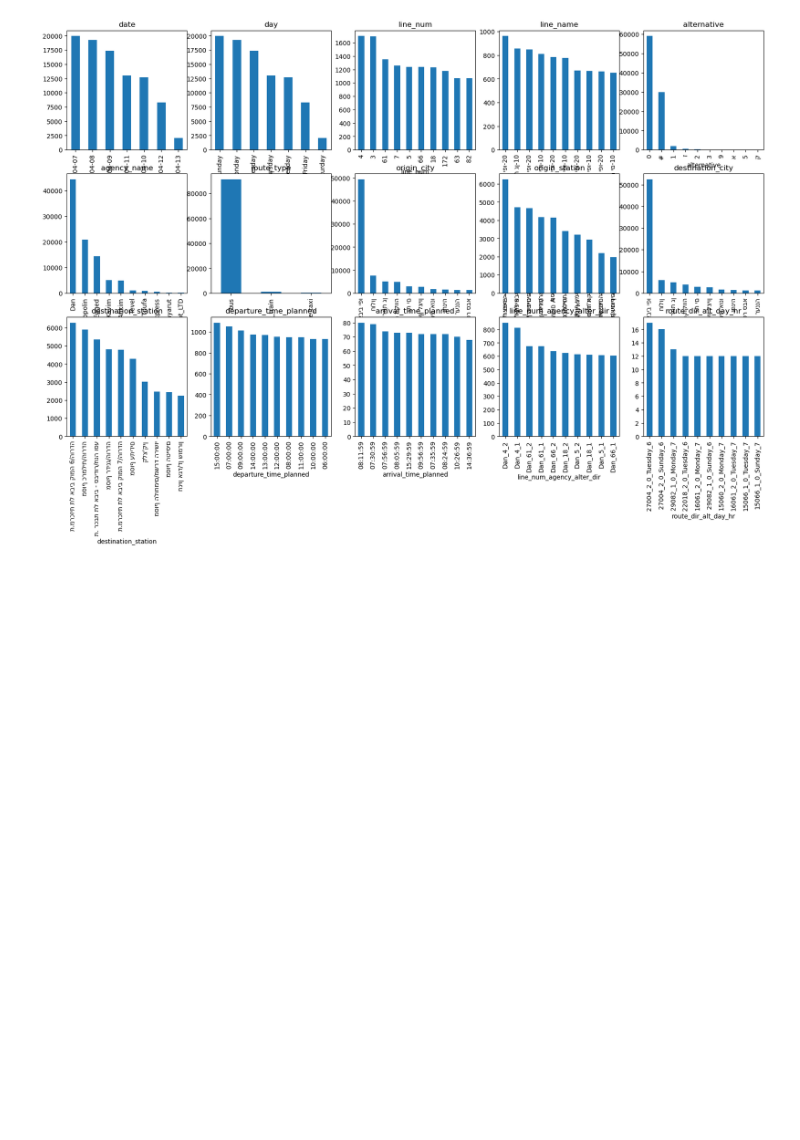
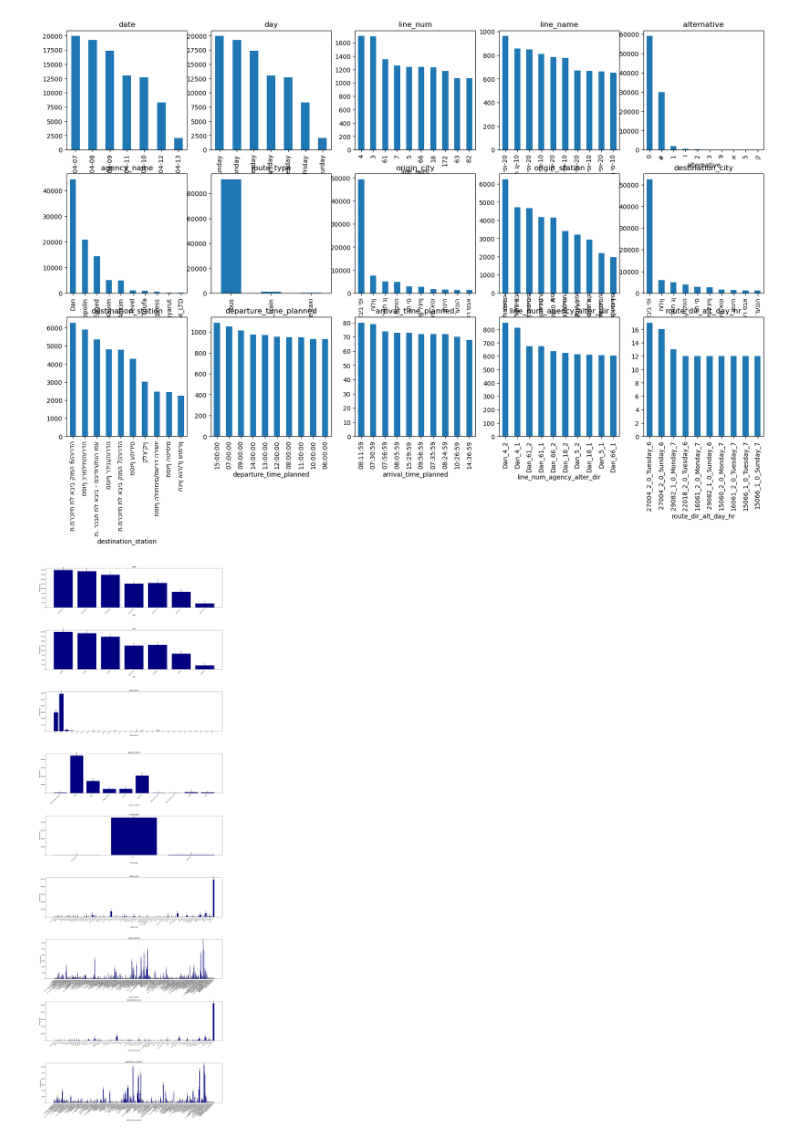
Before and after one commit to ofer-geo/public_transport_ML, a Jupyter notebook: notebooks/EDA_recovered.ipynb, the cells around one changed output. Cells and saved outputs as stored; diff of their text form; code cells hidden in the pictures; blank space fills up the shorter version.

```diff
--- a/notebooks/EDA_recovered.ipynb
+++ b/notebooks/EDA_recovered.ipynb
@@ -338,3 +376,33 @@ plt.tight_layout()
 plt.show()
 # %% [output]
 [figure]
+# %%
+day_order = ['Sunday', 'Monday', 'Tuesday', 'Wednesday', 'Thursday', 'Friday', 'Saturday']
+df['day'] = pd.Categorical(df['day'], categories=day_order, ordered=True)
+# %%
+cat_cols = ['date', 'day', 'alternative', 'agency_name', 'route_type', 'origin_city', 'origin_station', 'destination_city', 'destination_station']
+
+fig, axes = plt.subplots(len(cat_cols), 1, figsize=(20, 60))
+
+for i, col in enumerate(cat_cols):
+    value_counts = df[col].value_counts().sort_index()
+    bars = axes[i].bar(range(len(value_counts)), value_counts.values, color='navy')
+    axes[i].set_title(col, fontsize=14)
+    axes[i].set_xlabel(col, fontsize=12)
+    axes[i].set_ylabel('Frequency', fontsize=12)
+    axes[i].set_xticks(range(len(value_counts)))
+    axes[i].set_xticklabels(value_counts.index, rotation=45, ha='right', fontsize=9)
+
+    for bar, count in zip(bars, value_counts.values):
+        if count > 0:
+            axes[i].text(
+                bar.get_x() + bar.get_width() / 2,
+                bar.get_height() + 0.5,
+                f'{int(count):,}',
+                ha='center', va='bottom', fontsize=8, rotation=90
+            )
+
+plt.tight_layout()
+plt.show()
+# %% [output]
+[figure, added]
```
Also changed, not shown: parts of 6 cells of this notebook, 2 other files.
